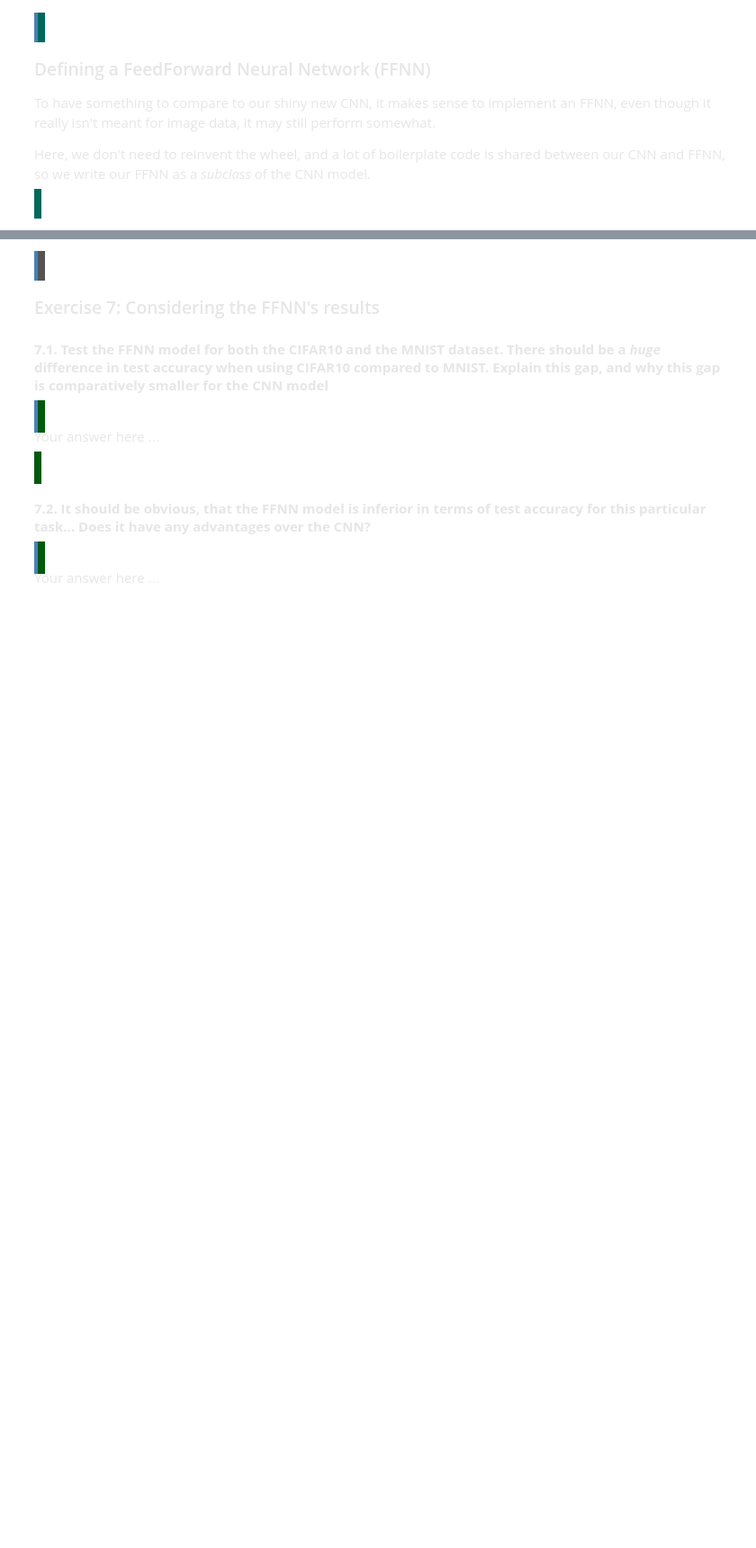
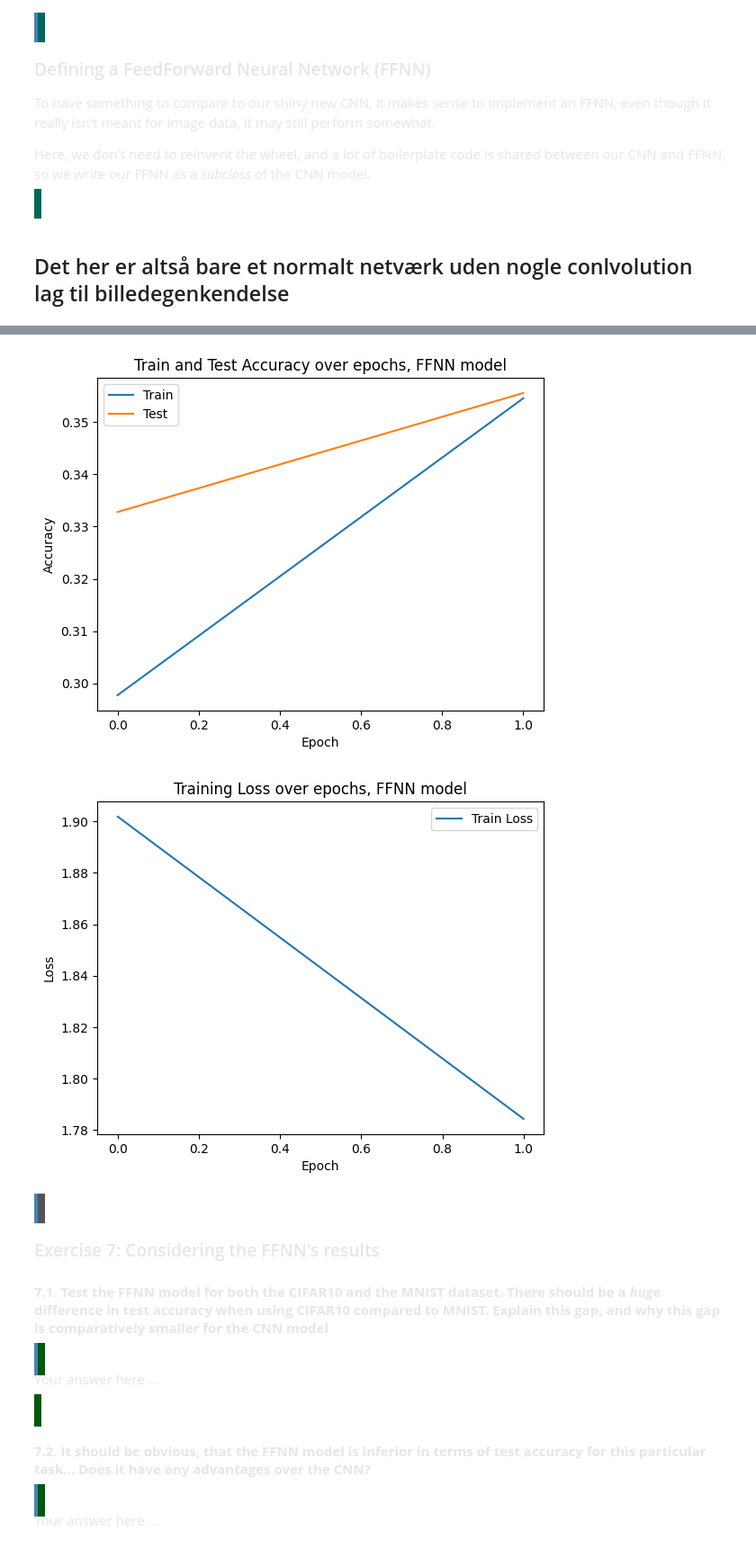
Before and after one commit to HrStamm/Signals-and-Data-Autumn-2025-student, a Jupyter notebook: week_3/ex_week_3.ipynb, the cells around one changed output, grey strips where cells are left out. Shown at 90% size. Cells and saved outputs as stored; diff of their text form; code cells hidden in the pictures; blank space fills up the shorter version.

```diff
--- a/week_3/ex_week_3.ipynb
+++ b/week_3/ex_week_3.ipynb
@@ -699,6 +767,8 @@ To have something to compare to our shiny new CNN, it makes sense to implement a
 Here, we don't need to reinvent the wheel, and a lot of boilerplate code is shared between our CNN and FFNN, so we write our FFNN as a *subclass* of the CNN model.
 
 </span>
+# %% [markdown]
+## Det her er altså bare et normalt netværk uden nogle conlvolution lag til billedegenkendelse
 # %%
 class FFNN(CNN):
     def __init__(self, in_features, num_classes, lr=0.001):
@@ -742,14 +812,5 @@ in_width_height = next(iter(train_dataloader))[0].shape[-1]
 FFNN_model = FFNN(in_features=num_in_channels*in_width_height**2,num_classes=10, lr=0.001)
 
 train_epochs = 2
-train_accs, test_accs = FFNN_model.train(train_dataloader, epochs=train_epochs, val_dataloader=test_dataloader)
-
-# plot train and test accuracies
-plt.plot(range(train_epochs), train_accs, label='Train')
-plt.plot(range(train_epochs), test_accs, label='Test')
-
-plt.xlabel('Epoch')
-plt.ylabel('Accuracy')
-plt.title('Train and Test Accuracy over epochs, FFNN model')
-plt.legend()
-plt.show()
+train_accs, test_accs, train_losses = FFNN_model.train(train_dataloader, epochs=train_epochs, val_dataloader=test_dataloader)
+# %% [output]
@@ -756,3 +819,5 @@ plt.show()
+[figure, added]
+[figure, added]
 # %% [markdown]
 <span style="color: #E6E6E6;">
 <span style="background-color: #545454; padding:8px; display:block; border-left:4px solid #4682b4">
```
Also changed, not shown: parts of 11 cells of this notebook.
